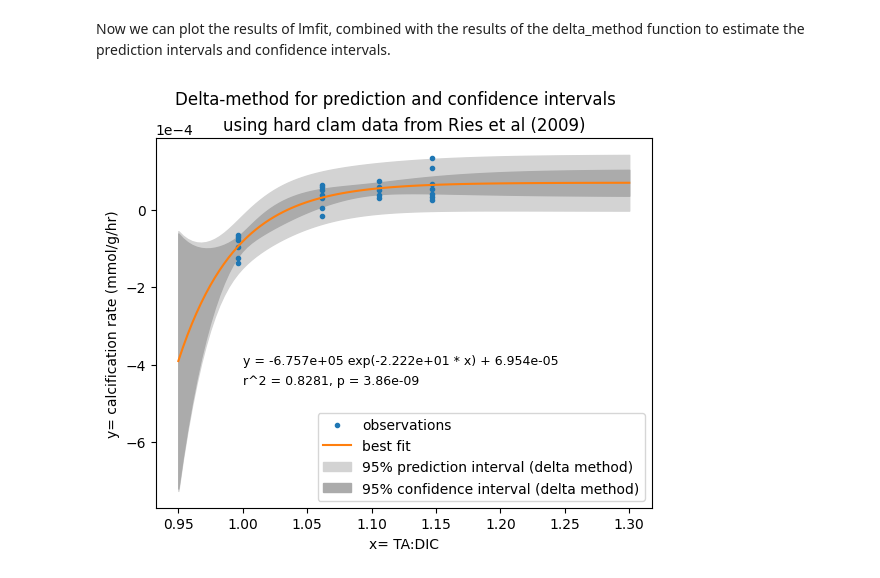
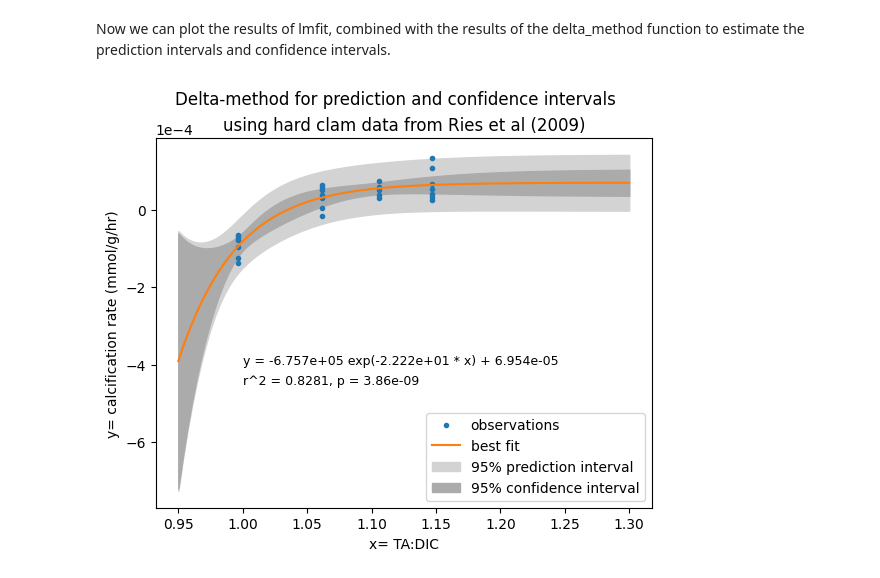
Before and after one commit to gjpelletier/delta_method, a Jupyter notebook: delta_method_asympt3.ipynb, the cells around one changed output. Cells and saved outputs as stored; diff of their text form; code cells hidden in the pictures.

```diff
--- a/delta_method_asympt3.ipynb
+++ b/delta_method_asympt3.ipynb
@@ -229,29 +224,29 @@ Now we can plot the results of lmfit, combined with the results of the delta_met
 # %%
 # make string values of fit stats and eqn for the plot labels
 pstr = '%.2e' %pvalue
 rsquared = out.rsquared
 rsqstr = '%.4f' %rsquared
 b1str = '%.3e' %param[0]
 b2str = '%.3e' %param[1]
 b3str = '%.3e' %param[2]
 eqnstr = 'y = ' + b2str + ' exp(' + b3str + ' * x) + ' + b1str
 
 # generate the plot
 plt.figure()
 plt.plot(x, y, '.', label='observations')
 # observations
 plt.plot(x_new, y_new, '-', label='best fit')
 # 95% prediction limits using the delta method
-plt.fill_between(x_new, lwr_pred, upr_pred,color="#d3d3d3", label='95% prediction interval (delta method)')
+plt.fill_between(x_new, lwr_pred, upr_pred,color="#d3d3d3", label='95% prediction interval')
 # 95% confidence limits using the delta method
-plt.fill_between(x_new, lwr_conf, upr_conf,color="#ABABAB", label='95% confidence interval (delta method)')
+plt.fill_between(x_new, lwr_conf, upr_conf,color="#ABABAB", label='95% confidence interval')
 plt.legend(loc='lower right')
 plt.suptitle('Delta-method for prediction and confidence intervals')
 plt.title('using hard clam data from Ries et al (2009)')
 plt.xlabel('x= TA:DIC')
 plt.ylabel('y= calcification rate (mmol/g/hr)')
 plt.text(1.0, -.0004, eqnstr, fontsize = 9)
 plt.text(1.0, -.00045, 'r^2 = '+rsqstr+', p = '+pstr, fontsize = 9)
 plt.ticklabel_format(style='sci', axis='y', scilimits=(0,0))
 # %% [output]
-[figure, old version]
+[figure, new version]
```
Also changed, not shown: parts of 1 cell of this notebook, 1 other file.
